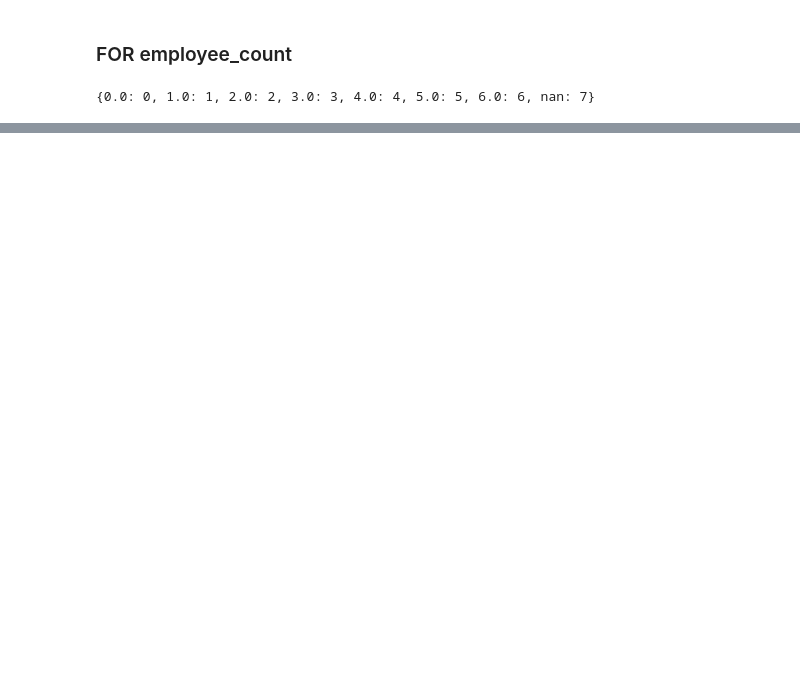
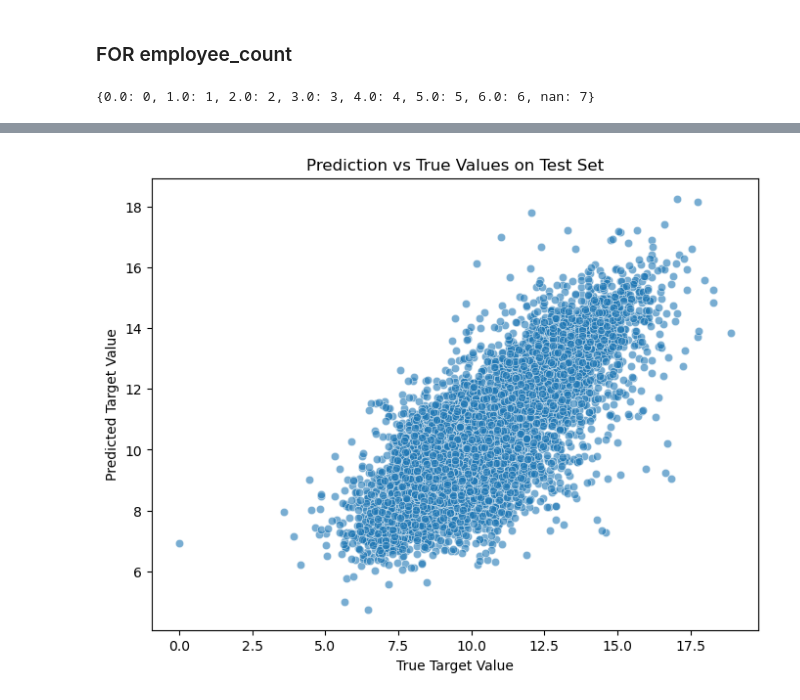
Before and after one commit to rinaaro/Machine-Learning-Project, a Jupyter notebook: merging_v3.ipynb, the cells around one changed output, grey strips where cells are left out. Cells and saved outputs as stored; diff of their text form; code cells hidden in the pictures; blank space fills up the shorter version.

```diff
--- a/merging_v3.ipynb
+++ b/merging_v3.ipynb
@@ -261,0 +402,31 @@ learn_data
+# %%
+
+# Model including Employed details
+X_employed = X_train.loc[employed_mask, employed_cols]
+y_employed = y_train.loc[employed_mask]
+X_train_employed, X_test_employed, y_train_employed, y_test_employed = train_test_split(X_employed, y_employed, test_size=0.2, random_state=42)
+employed_model = RandomForestRegressor(random_state=42)
+employed_model.fit(X_train_employed, y_train_employed)
+y_pred_employed = employed_model.predict(X_test_employed)
+
+# Model for Retired details
+X_retired = X_train.loc[retired_mask, retired_cols]
+y_retired = y_train.loc[retired_mask]
+X_train_retired, X_test_retired, y_train_retired, y_test_retired = train_test_split(X_retired, y_retired, test_size=0.2, random_state=42)
+retired_model = RandomForestRegressor(random_state=42)
+retired_model.fit(X_train_retired, y_train_retired)
+y_pred_retired = retired_model.predict(X_test_retired)
+# %%
+# Complex Model: Combining predictions - doesn't look right??
+complex_X = pd.DataFrame(index=X_train.index)  # Ensure all rows in X_train are included
+
+# Add predictions, aligning rows and filling missing predictions with NaN initially
+complex_X['Simple_Model'] = pd.Series(basic_model.predict(X_train.loc[basic_mask, basic_cols]), index=X_train.loc[basic_mask].index)
+complex_X['Employed_Model'] = pd.Series(employed_model.predict(X_train.loc[employed_mask, employed_cols]), index=X_train.loc[employed_mask].index)
+complex_X['Retired_Model'] = pd.Series(retired_model.predict(X_train.loc[retired_mask, retired_cols]), index=X_train.loc[retired_mask].index)
+
+complex_y = y_train.loc[basic_mask | employed_mask | retired_mask]
+X_train_complex, X_test_complex, y_train_complex, y_test_complex = train_test_split(complex_X, complex_y, test_size=0.2, random_state=42)
+complex_model = RandomForestRegressor(random_state=42)
+complex_model.fit(X_train_complex, y_train_complex)
+y_pred_complex = complex_model.predict(X_test_complex)
@@ -261,0 +444,9 @@ learn_data
+# %%
+plt.figure(figsize=(8, 6))
+sns.scatterplot(x=y_test_complex, y=y_pred_complex, alpha=0.6)
+plt.xlabel('True Target Value')
+plt.ylabel('Predicted Target Value')
+plt.title('Prediction vs True Values on Test Set')
+plt.show()
+# %% [output]
+[figure, added]
```
Also changed, not shown: parts of 29 cells of this notebook.
